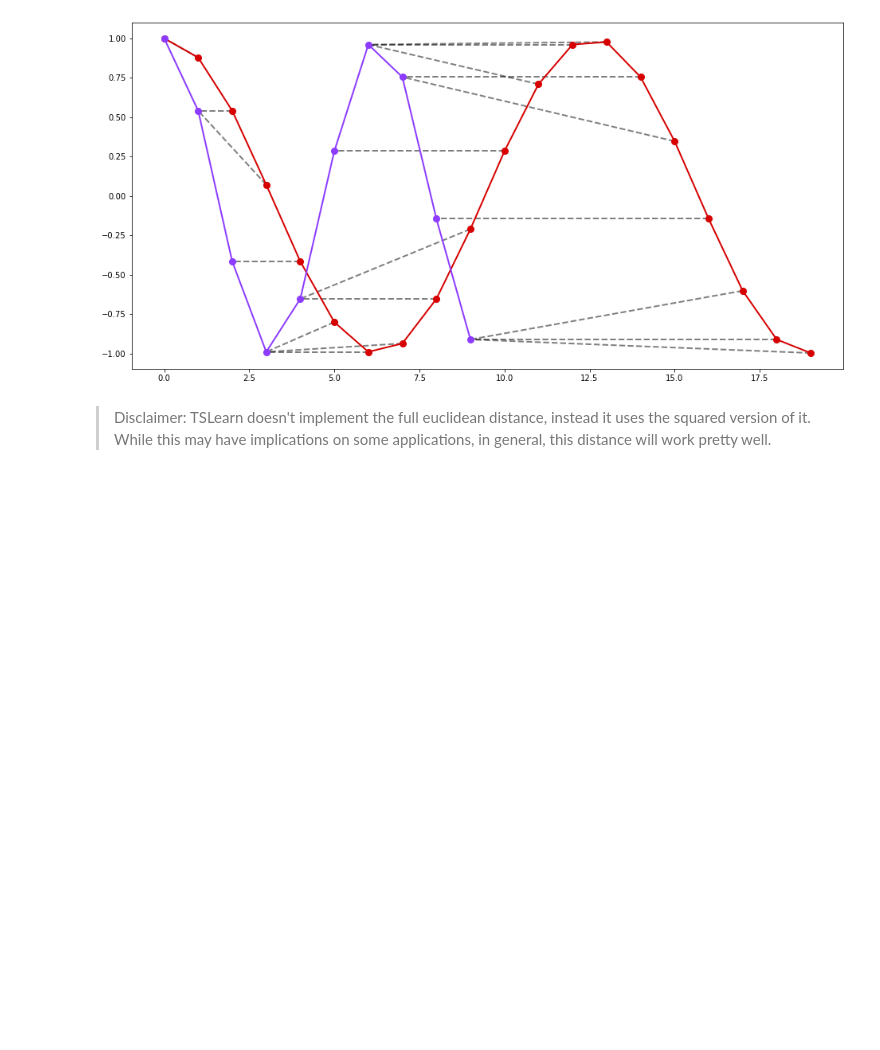
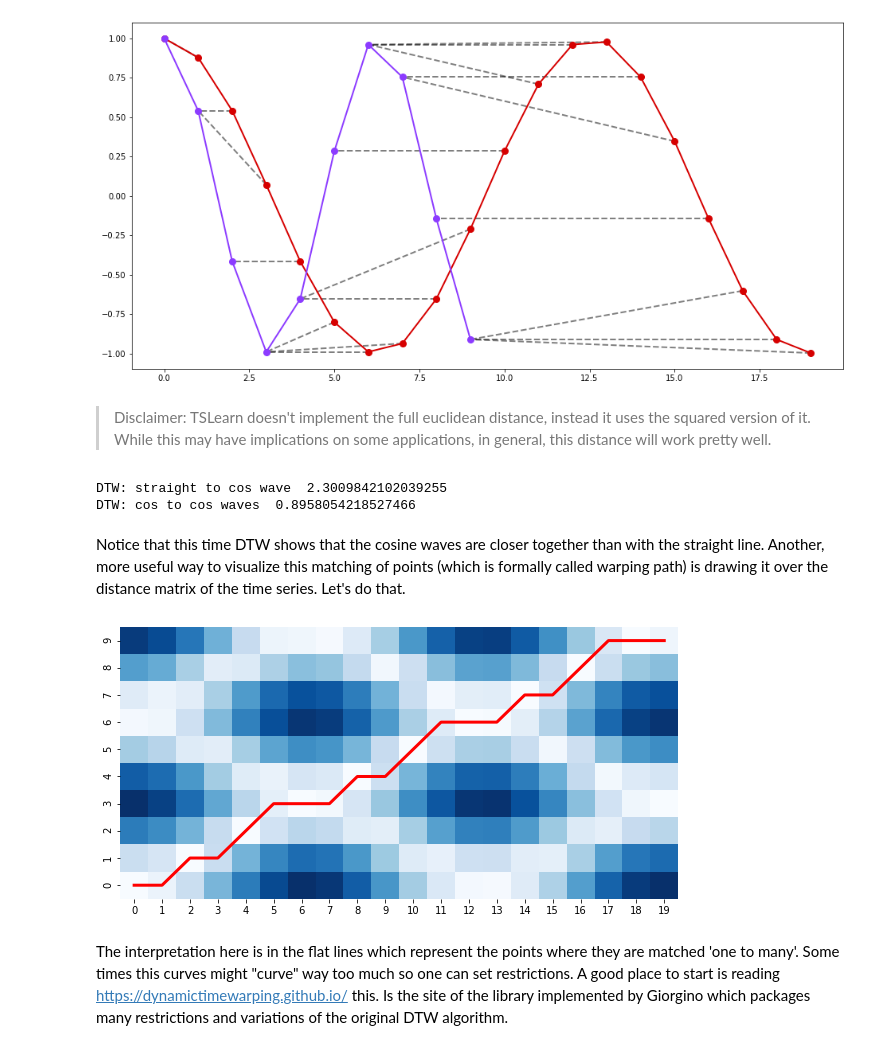
Before and after one commit to AzaelCC/Basic_DTW, a Jupyter notebook: source/Basic_DTW.ipynb, the cells around one changed output. Drawn from its saved outputs; the diff is of its cells as text; code cells hidden in the pictures; blank space fills up the shorter version.

```diff
--- a/source/Basic_DTW.ipynb
+++ b/source/Basic_DTW.ipynb
@@ -66,3 +80,43 @@ ax.plot(y, '-o', label='y', linewidth=2, markersize=8, color=colors[1], markerfa
 [figure]
 # %% [markdown]
 > Disclaimer: TSLearn doesn't implement the full euclidean distance, instead it uses the squared version of it. While this may have implications on some applications, in general, this distance will work pretty well.
+# %%
+# DTW distances from cosine to straight, and cosine to cosine
+print("DTW: straight to cos wave ", dtw_path(z,y)[1])
+print("DTW: cos to cos waves ", dtw_path(x,y)[1])
+# %% [output]
+DTW: straight to cos wave  2.3009842102039255
+DTW: cos to cos waves  0.8958054218527466
+# %% [markdown]
+Notice that this time DTW shows that the cosine waves are closer together than with the straight line. Another, more useful way to visualize this matching of points (which is formally called warping path) is drawing it over the distance matrix of the time series. Let's do that.
+# %%
+def get_distance_matrix(x, y):
+    """ Create an euclidean distance matrix
+    dist[i,j] Euclidean distance between point x_i and y_j
+    """
+    dist = np.zeros((y.shape[0], x.shape[0]))
+    for i in range(y.shape[0]):
+        for j in range(x.shape[0]):
+            dist[i,j] = np.linalg.norm(x[j] - y[i])
+    return dist
+# %%
+# Input
+distances = get_distance_matrix(x, y)
+output = dtw_path(x,y)
+optimal_path, dtw_distance = output[0], output[1]
+
+# Plot
+fig, ax = plt.subplots(figsize=(10,5))
+
+# Warping path
+ax.plot([xx+.5 for (xx, yy) in optimal_path],
+             [yy+.5 for (xx, yy) in optimal_path],
+             "r-", linewidth=3.)
+# Distance matrix
+sns.heatmap(distances,
+            ax=ax, cmap="Blues", cbar=False)
+ax.invert_yaxis()
+# %% [output]
+[figure, added]
+# %% [markdown]
+The interpretation here is in the flat lines which represent the points where they are matched 'one to many'. Some times this curves might "curve" way too much so one can set restrictions. A good place to start is reading https://dynamictimewarping.github.io/ this. Is the site of the library implemented by Giorgino which packages many restrictions and variations of the original DTW algorithm.
```
Also changed, not shown: parts of 8 cells of this notebook.
